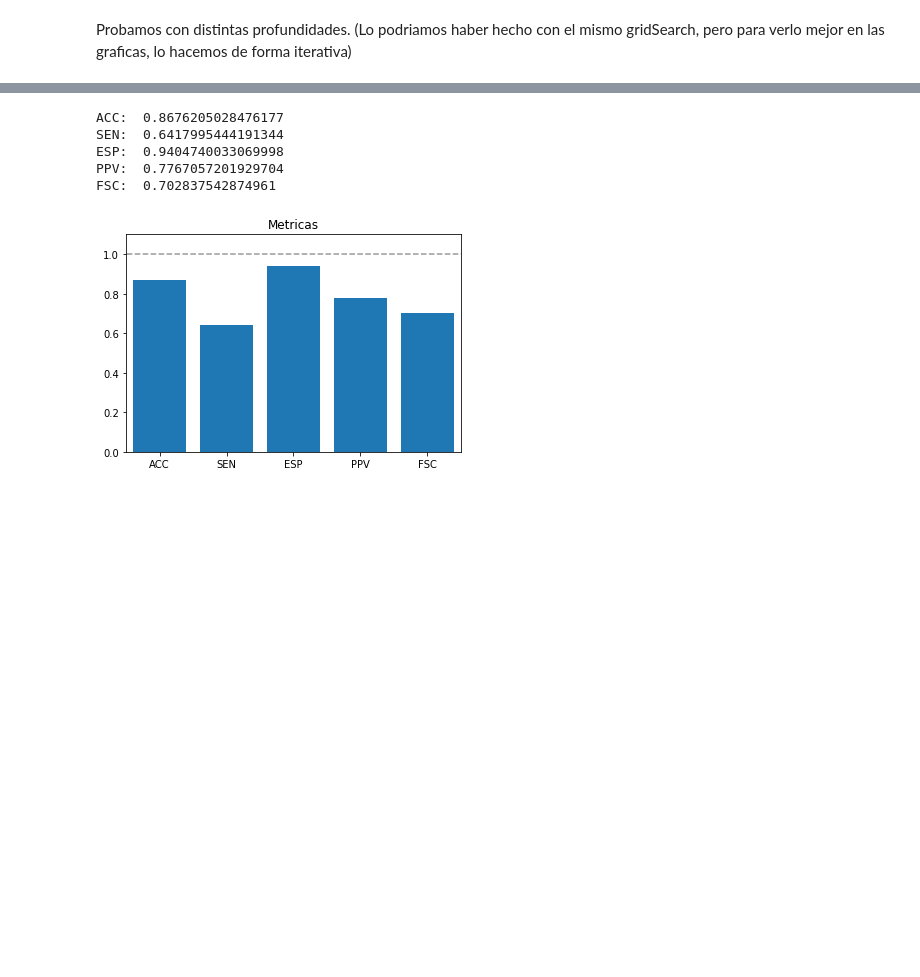
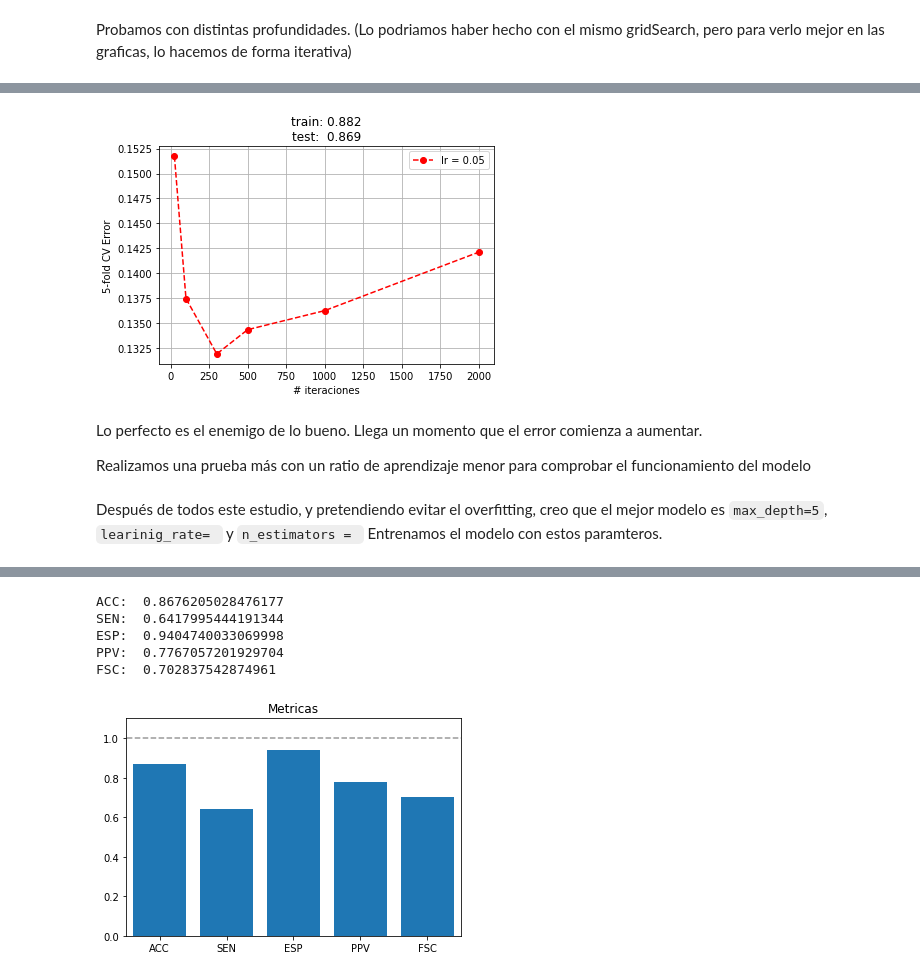
Before and after one commit to unaiherran/mod-machine-learning, a Jupyter notebook: census_clasificacion.ipynb, the cells around one changed output, grey strips where cells are left out. Drawn from its saved outputs; the diff is of its cells as text; code cells hidden in the pictures; blank space fills up the shorter version.

Commit message:
Mejora Boosted Tree

```diff
--- a/census_clasificacion.ipynb
+++ b/census_clasificacion.ipynb
@@ -1029,0 +1062,14 @@ Viendo estos resultados, vemos que el resultado más optimo es con `max_depth=7`
+# %%
+Niterations = [25,100,300,500,1000,2000]
+learningRate = [0.05]
+#max_depth_tried = [5,6,7,8,9]
+max_depth_tried = [5]
+
+# hora_inicio = datetime.now()
+
+param_grid = {'n_estimators': Niterations,'learning_rate':learningRate, 'max_depth': max_depth_tried}
+grid = GridSearchCV(GradientBoostingClassifier(random_state=0, max_depth=2), param_grid=param_grid, cv = 5)
+grid.fit(X_train, y_train)
+
+print("best mean cross-validation score: {:.3f}".format(grid.best_score_))
+print("best parameters: {}".format(grid.best_params_))
@@ -1029,0 +1079,10 @@ Viendo estos resultados, vemos que el resultado más optimo es con `max_depth=7`
+# %%
+# calculamos métricas globales
+
+max_depth = grid.best_params_['max_depth']
+learning_rate = grid.best_params_['learning_rate']
+n_estimators = grid.best_params_['n_estimators']
+
+bt = GradientBoostingClassifier(random_state=0, max_depth=max_depth,learning_rate = learning_rate,
+                                n_estimators= n_estimators)
+bt.fit(X_train,y_train)
@@ -1029,0 +1099,18 @@ Viendo estos resultados, vemos que el resultado más optimo es con `max_depth=7`
+# %%
+error = 1-grid.cv_results_['mean_test_score'].reshape(len(learningRate),len(Niterations),len(max_depth_tried))
+colors = ['r','b','g','k','m']
+for i,lr in enumerate(learningRate):
+    plt.plot(Niterations,error[i,:],colors[i] + '--o',label='lr = %g'%lr)
+
+plt.legend()
+plt.xlabel('# iteraciones')
+plt.ylabel('5-fold CV Error')
+plt.title('train: %0.3f\ntest:  %0.3f'%(bt.score(X_train,y_train),bt.score(X_test,y_test)))
+plt.grid()
+plt.show()
+# %% [output]
+[figure, added]
+# %% [markdown]
+Lo perfecto es el enemigo de lo bueno. Llega un momento que el error comienza a aumentar.
+
+Realizamos una prueba más con un ratio de aprendizaje menor para comprobar el funcionamiento del modelo
@@ -1029,0 +1153,3 @@ Viendo estos resultados, vemos que el resultado más optimo es con `max_depth=7`
+# %% [markdown]
+Después de todos este estudio, y pretendiendo evitar el overfitting, creo que el mejor modelo es `max_depth=5`, `learinig_rate= ` y `n_estimators = `
+Entrenamos el modelo con estos paramteros.
```
Also changed, not shown: parts of 21 cells of this notebook.
